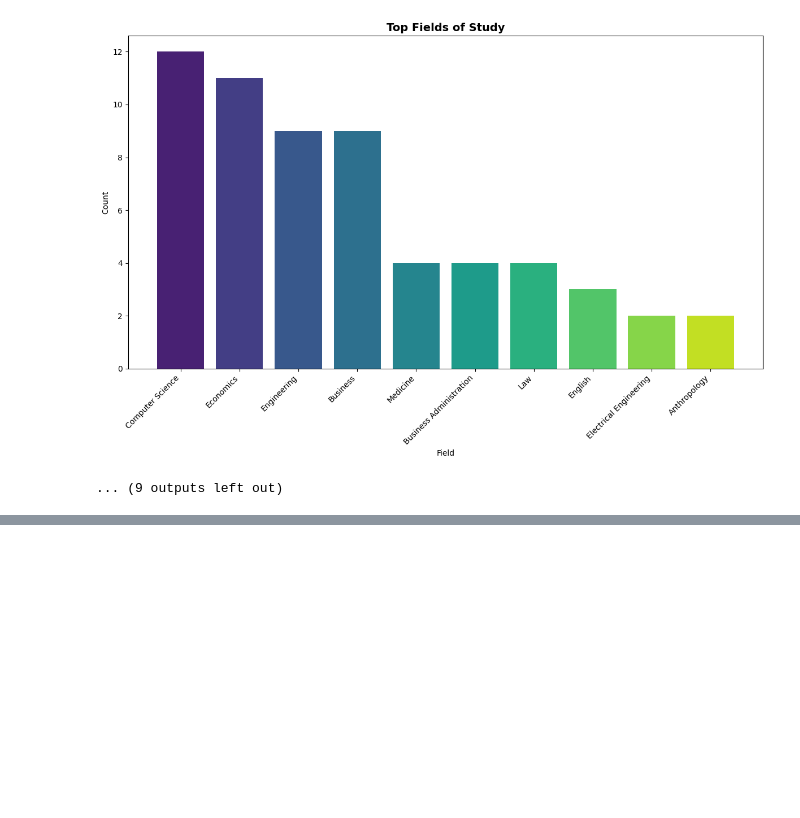
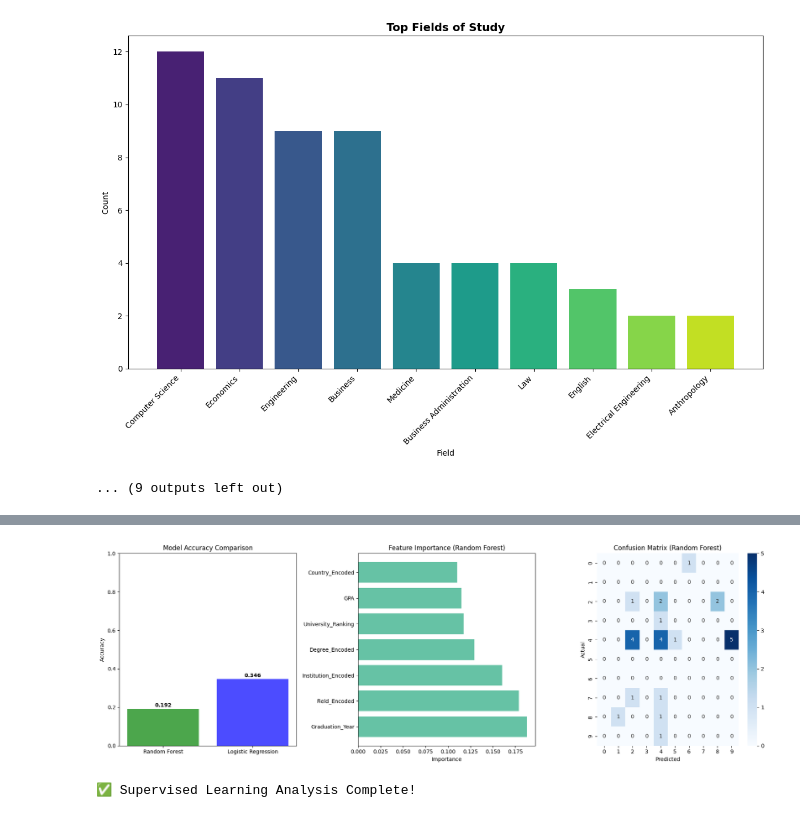
Before and after one commit to yardenitzhaky/PipelineYardenItzhaky, a Jupyter notebook: Pipeline_YardenItzhaky_211583588.ipynb, the cells around one changed output, grey strips where cells are left out. Saved outputs shown, nothing was run; the diff lists cells and outputs as text; code cells hidden in the pictures; blank space fills up the shorter version.

Commit message:
changing the model learning

```diff
--- a/Pipeline_YardenItzhaky_211583588.ipynb
+++ b/Pipeline_YardenItzhaky_211583588.ipynb
@@ -1885,0 +1251,72 @@ Gradient Boosting Regressor    -1.990     51.1       33.6       -9.616
+# %%
+# Train Random Forest Classifier
+print("\n🌲 Random Forest Model")
+print("-" * 30)
+
+rf_model = RandomForestClassifier(n_estimators=100, random_state=42, max_depth=10)
+rf_model.fit(X_train_scaled, y_train)
+rf_pred = rf_model.predict(X_test_scaled)
+rf_accuracy = accuracy_score(y_test, rf_pred)
+
+print(f"Random Forest Accuracy: {rf_accuracy:.3f}")
+print("\nClassification Report:")
+print(classification_report(y_test, rf_pred))
+
+# Train Logistic Regression
+print("\n📊 Logistic Regression Model")
+print("-" * 30)
+
+lr_model = LogisticRegression(random_state=42, max_iter=1000)
+lr_model.fit(X_train_scaled, y_train)
+lr_pred = lr_model.predict(X_test_scaled)
+lr_accuracy = accuracy_score(y_test, lr_pred)
+
+print(f"Logistic Regression Accuracy: {lr_accuracy:.3f}")
+print("\nClassification Report:")
+print(classification_report(y_test, lr_pred))
+
+# Feature importance (Random Forest)
+print("\n🎯 Feature Importance (Random Forest)")
+print("-" * 40)
+
+feature_importance = pd.DataFrame({
+    'Feature': features,
+    'Importance': rf_model.feature_importances_
+}).sort_values('Importance', ascending=False)
+
+print(feature_importance)
+
+# Visualize results
+fig, axes = plt.subplots(1, 3, figsize=(18, 6))
+
+# Model comparison
+models = ['Random Forest', 'Logistic Regression']
+accuracies = [rf_accuracy, lr_accuracy]
+
+axes[0].bar(models, accuracies, color=['green', 'blue'], alpha=0.7)
+axes[0].set_title('Model Accuracy Comparison')
+axes[0].set_ylabel('Accuracy')
+axes[0].set_ylim(0, 1)
+for i, acc in enumerate(accuracies):
+    axes[0].text(i, acc + 0.01, f'{acc:.3f}', ha='center', fontweight='bold')
+
+# Feature importance
+axes[1].barh(feature_importance['Feature'], feature_importance['Importance'])
+axes[1].set_title('Feature Importance (Random Forest)')
+axes[1].set_xlabel('Importance')
+
+# Confusion matrix
+from sklearn.metrics import confusion_matrix
+import seaborn as sns
+
+cm = confusion_matrix(y_test, rf_pred)
+sns.heatmap(cm, annot=True, fmt='d', cmap='Blues', ax=axes[2])
+axes[2].set_title('Confusion Matrix (Random Forest)')
+axes[2].set_xlabel('Predicted')
+axes[2].set_ylabel('Actual')
+
+plt.tight_layout()
+plt.show()
+
+print("\n✅ Supervised Learning Analysis Complete!")
+# %% [output]
@@ -1885,0 +1340,2 @@ Gradient Boosting Regressor    -1.990     51.1       33.6       -9.616
+[figure, added]
+✅ Supervised Learning Analysis Complete!
```
Also changed, not shown: parts of 8 cells of this notebook.
